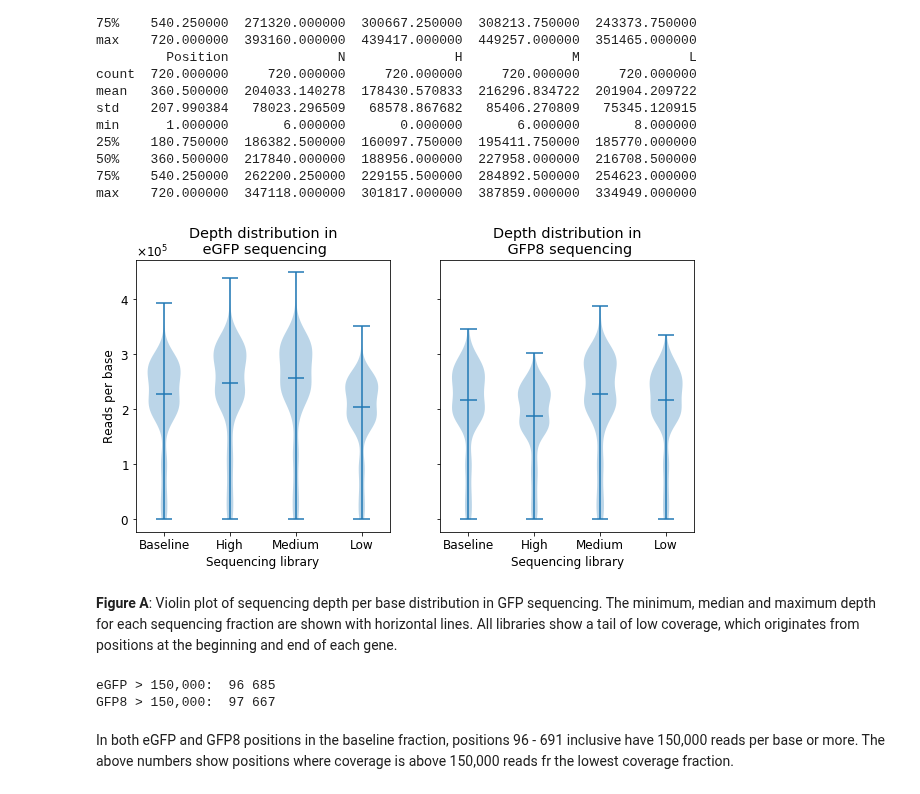
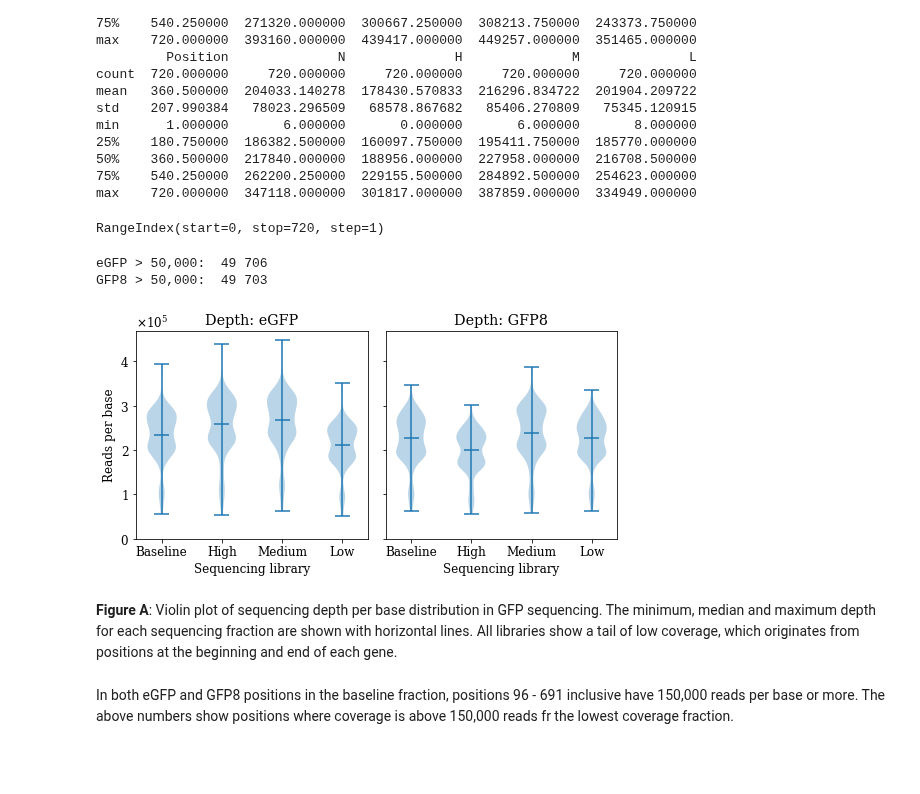
Before and after one commit to MayaPetek/InDelScanner, a Jupyter notebook: Results_GFP_deletions/GFP_deletions.ipynb, the cells around one changed output. Drawn from its saved outputs; the diff is of its cells as text; code cells hidden in the pictures; blank space fills up the shorter version.

Commit message:
Improve figure formatting

```diff
--- a/Results_GFP_deletions/GFP_deletions.ipynb
+++ b/Results_GFP_deletions/GFP_deletions.ipynb
@@ -45,6 +45,7 @@ from collections import Counter, defaultdict
 
 import pandas as pd
 import matplotlib.pyplot as plt
+plt.rcParams["font.family"] = "serif"
 import seaborn as sns
 
 from Bio import SeqIO, AlignIO
@@ -221,37 +226,48 @@ min      1.000000       6.000000       0.000000       6.000000       8.000000
 50%    360.500000  217840.000000  188956.000000  227958.000000  216708.500000
 75%    540.250000  262200.250000  229155.500000  284892.500000  254623.000000
 max    720.000000  347118.000000  301817.000000  387859.000000  334949.000000
+# %%
+depth_e.index
+# %% [output]
+RangeIndex(start=0, stop=720, step=1)
+# %%
+# find positions where depth > 50,000
+print('eGFP > 50,000: ', depth_e[depth_e.L >= 50000].Position.min(), depth_e[depth_e.L >= 50000].Position.max())
+print('GFP8 > 50,000: ', depth_8[depth_8.H >= 50000].Position.min(), depth_8[depth_8.H >= 50000].Position.max())
+# %% [output]
+eGFP > 50,000:  49 706
+GFP8 > 50,000:  49 703
+# %%
+high_d_e = list(range(49,707))
+high_d_8 = list(range(49,704))
 # %%
 plt.rcParams.update({'font.size': 12})
 
-fig1, (ax1, ax2)  = plt.subplots(1, 2, sharey=True, figsize=(10,5))
+fig1, (ax1, ax2)  = plt.subplots(1, 2, sharey=True, figsize=(7.5,4))
 
-ax1.set_title('Depth distribution in\n eGFP sequencing')
-ax1.violinplot(dataset = [depth_e['N'], depth_e['H'], depth_e['M'], depth_e['L']], showmedians=True)
+ax1.set_title('Depth: eGFP')
+ax1.violinplot(dataset = [depth_e.loc[depth_e['Position'].isin(high_d_e)][c]for c in depth_e.columns[1:]], showmedians=True)
 
-ax2.set_title('Depth distribution in\n GFP8 sequencing')
-ax2.violinplot(dataset = [depth_8['N'], depth_8['H'], depth_8['M'], depth_8['L']], showmedians=True)
+ax2.set_title('Depth: GFP8')
+ax2.violinplot(dataset = [depth_8.loc[depth_e['Position'].isin(high_d_8)][c]for c in depth_8.columns[1:]], showmedians=True)
 
 for ax in (ax1, ax2):
     ax.xaxis.set_major_locator(plt.MultipleLocator(1))
     ax.set_xticklabels(['','Baseline', 'High', 'Medium', 'Low'])
     ax.set_xlabel('Sequencing library')
     ax.ticklabel_format(axis='y', style='sci', scilimits=(0,1), useMathText=True)
+    ax.set_ylim(bottom=0)
 
 ax1.set_ylabel('Reads per base')
 
+plt.tight_layout()
+plt.savefig("GFP_coverage_violins.svg")
+
 plt.show()
 # %% [output]
-[figure, old version]
+[figure, new version]
 # %% [markdown]
 **Figure A**: Violin plot of sequencing depth per base distribution in GFP sequencing. The minimum, median and maximum depth for each sequencing fraction are shown with horizontal lines. All libraries show a tail of low coverage, which originates from positions at the beginning and end of each gene.
-# %%
-# find positions where depth > 150,000
-print('eGFP > 150,000: ', depth_e[depth_e.L >= 150000].Position.min(), depth_e[depth_e.L >= 150000].Position.max())
-print('GFP8 > 150,000: ', depth_8[depth_8.H >= 150000].Position.min(), depth_8[depth_8.H >= 150000].Position.max())
-# %% [output]
-eGFP > 150,000:  96 685
-GFP8 > 150,000:  97 667
 # %% [markdown]
 In both eGFP and GFP8 positions  in the baseline fraction, positions 96 - 691 inclusive have 150,000 reads per base or more. The above numbers show positions where coverage is above 150,000 reads fr the lowest coverage fraction.
 # %%
```
Also changed, not shown: parts of 21 cells of this notebook, 1 other file.
